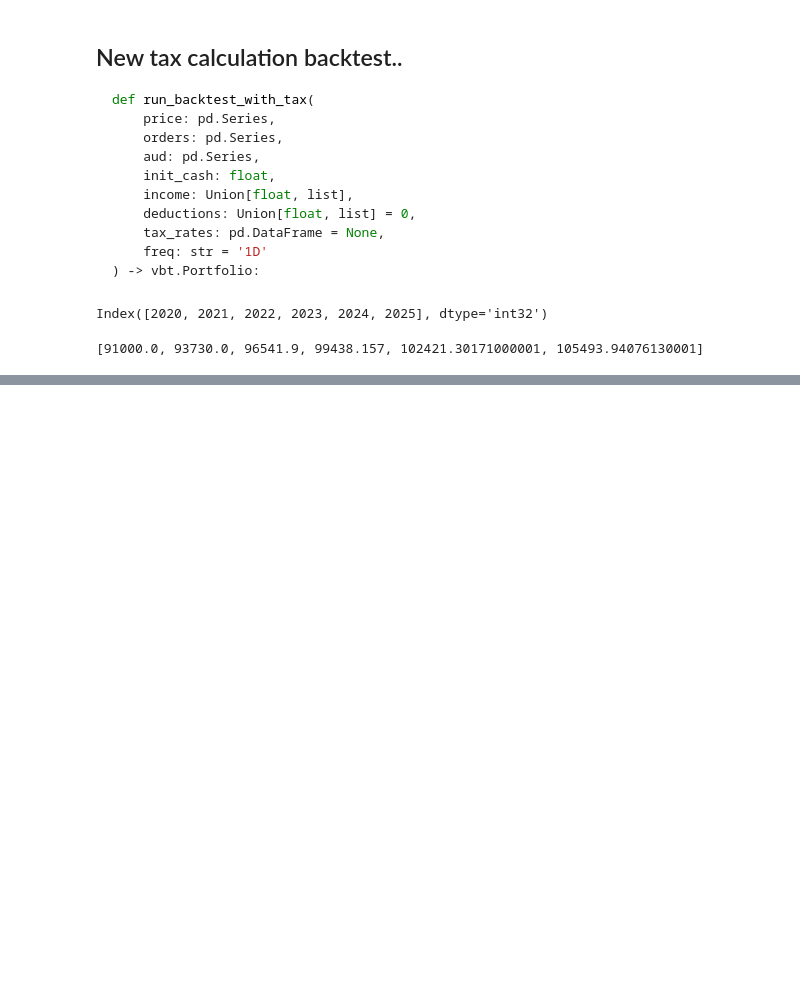
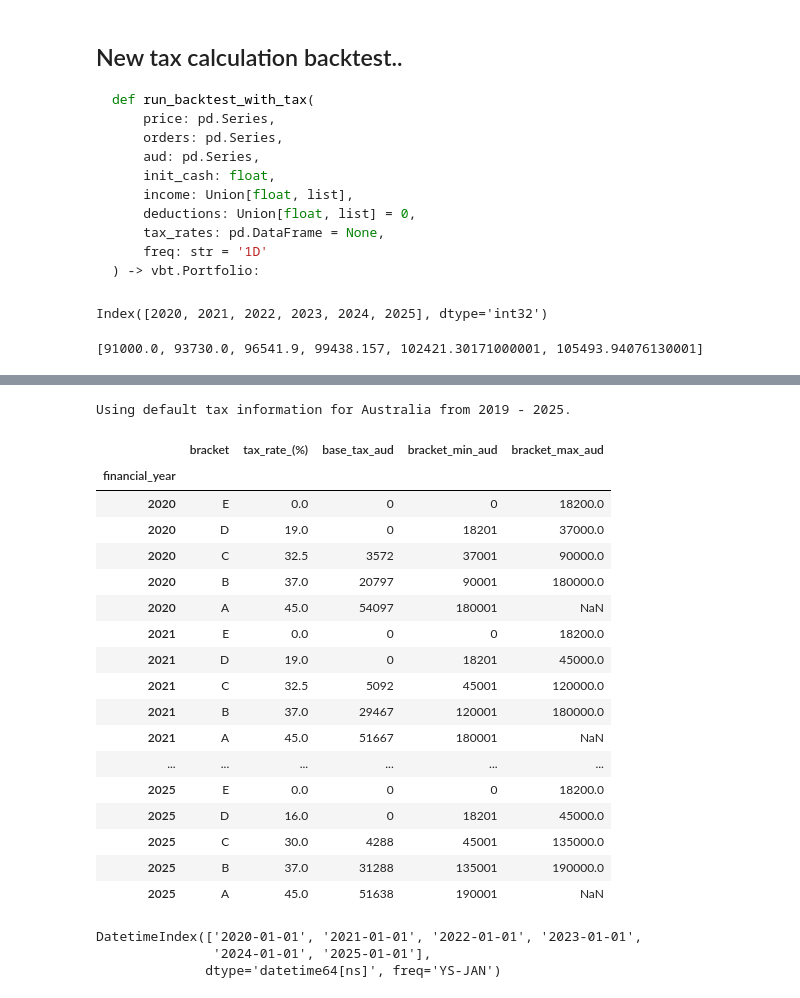
Before and after one commit to HelloThereMatey/vbt_tax, a Jupyter notebook: vbt_bitty_42Macro.ipynb, the cells around one changed output, grey strips where cells are left out. Cells and saved outputs as stored; diff of their text form; code cells hidden in the pictures; blank space fills up the shorter version.

```diff
--- a/vbt_bitty_42Macro.ipynb
+++ b/vbt_bitty_42Macro.ipynb
@@ -549,0 +541,33 @@ hpdf_details["taxed"]["tax_details"]
+# %%
+rates = taxCalcs.defaultTaxRates()
+rates
+# rates_small = rates.loc[2025].drop(columns=["base_tax_aud", "bracket_max_aud"])
+# rates_small.columns = ["Tax Bracket", "Tax rate (%)", "Income threshold (AUD per year)"]
+# rates_small
+# %% [output]
+Using default tax information for Australia from 2019 - 2025.
+|  | bracket | tax_rate_(%) | base_tax_aud | bracket_min_aud | bracket_max_aud |
+| financial_year |  |  |  |  |  |
+| 2020 | E | 0.0 | 0 | 0 | 18200.0 |
+| 2020 | D | 19.0 | 0 | 18201 | 37000.0 |
+| 2020 | C | 32.5 | 3572 | 37001 | 90000.0 |
+| 2020 | B | 37.0 | 20797 | 90001 | 180000.0 |
+| 2020 | A | 45.0 | 54097 | 180001 | NaN |
+| 2021 | E | 0.0 | 0 | 0 | 18200.0 |
+| 2021 | D | 19.0 | 0 | 18201 | 45000.0 |
+| 2021 | C | 32.5 | 5092 | 45001 | 120000.0 |
+| 2021 | B | 37.0 | 29467 | 120001 | 180000.0 |
+| 2021 | A | 45.0 | 51667 | 180001 | NaN |
+| ... | ... | ... | ... | ... | ... |
+| 2025 | E | 0.0 | 0 | 0 | 18200.0 |
+| 2025 | D | 16.0 | 0 | 18201 | 45000.0 |
+| 2025 | C | 30.0 | 4288 | 45001 | 135000.0 |
+| 2025 | B | 37.0 | 31288 | 135001 | 190000.0 |
+| 2025 | A | 45.0 | 51638 | 190001 | NaN |
+# %%
+index = pd.date_range(start="2020-01-01", end="2025-01-01", freq="YS")
+index
+# %% [output]
+DatetimeIndex(['2020-01-01', '2021-01-01', '2022-01-01', '2023-01-01',
+               '2024-01-01', '2025-01-01'],
+              dtype='datetime64[ns]', freq='YS-JAN')
```
Also changed, not shown: parts of 30 cells of this notebook, 1 other file.
